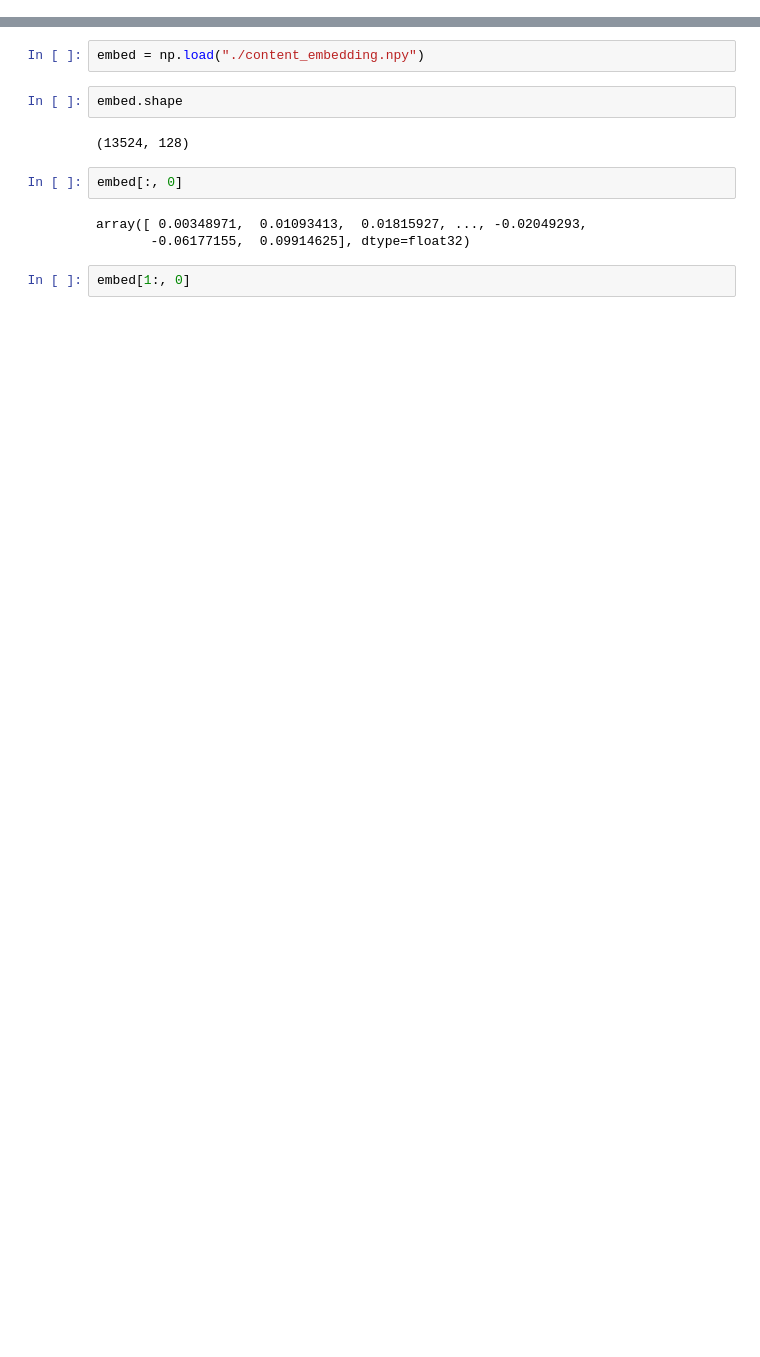
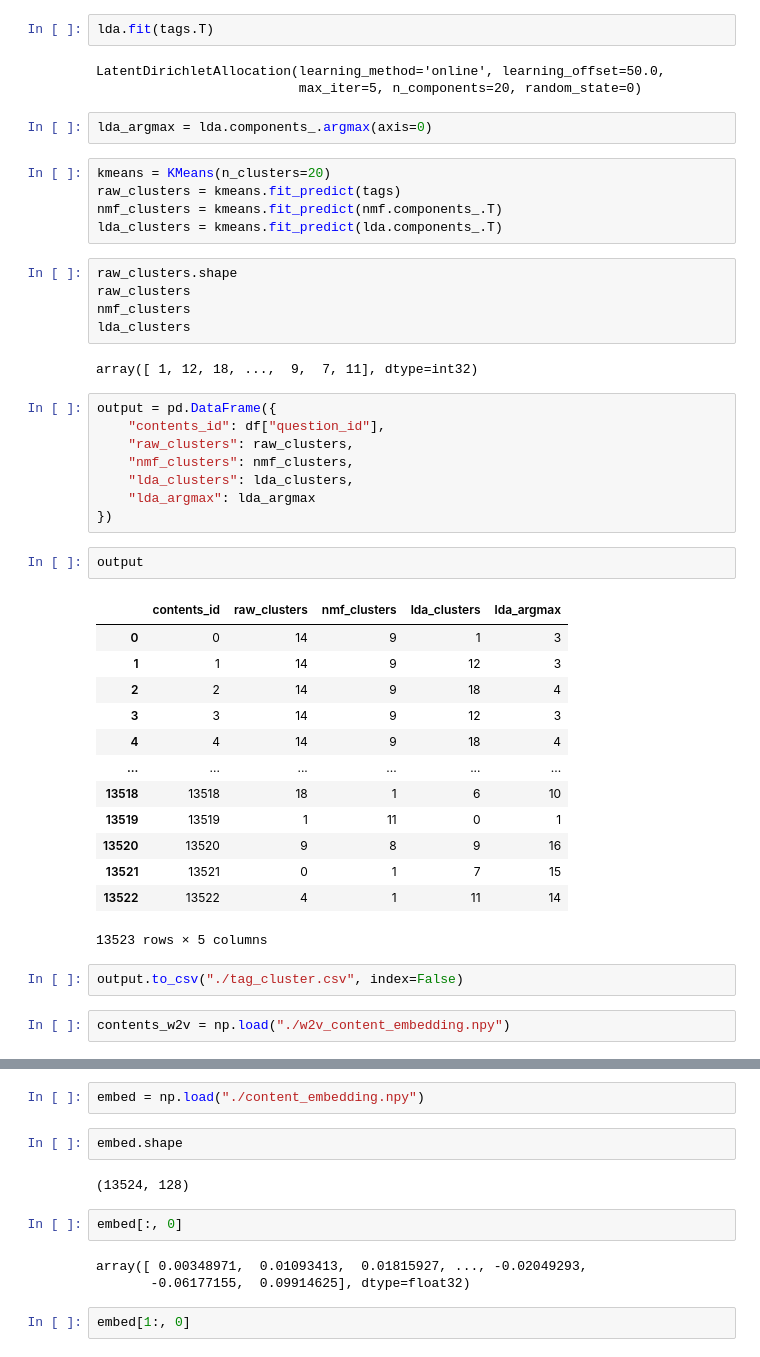
Before and after one commit to backonhighway/gm_riiid, a Jupyter notebook: embedding-cluster.ipynb, the cells around one changed output, grey strips where cells are left out. Cells and saved outputs as stored; diff of their text form; blank space fills up the shorter version.

```diff
--- a/embedding-cluster.ipynb
+++ b/embedding-cluster.ipynb
@@ -6,0 +41,47 @@ import pandas as pd
+# %%
+lda.fit(tags.T)
+# %% [output]
+LatentDirichletAllocation(learning_method='online', learning_offset=50.0,
+                          max_iter=5, n_components=20, random_state=0)
+# %%
+lda_argmax = lda.components_.argmax(axis=0)
+# %%
+kmeans = KMeans(n_clusters=20)
+raw_clusters = kmeans.fit_predict(tags)
+nmf_clusters = kmeans.fit_predict(nmf.components_.T)
+lda_clusters = kmeans.fit_predict(lda.components_.T)
+# %%
+raw_clusters.shape
+raw_clusters
+nmf_clusters
+lda_clusters
+# %% [output]
+array([ 1, 12, 18, ...,  9,  7, 11], dtype=int32)
+# %%
+output = pd.DataFrame({
+    "contents_id": df["question_id"],
+    "raw_clusters": raw_clusters,
+    "nmf_clusters": nmf_clusters,
+    "lda_clusters": lda_clusters,
+    "lda_argmax": lda_argmax
+})
+# %%
+output
+# %% [output]
+|  | contents_id | raw_clusters | nmf_clusters | lda_clusters | lda_argmax |
+| 0 | 0 | 14 | 9 | 1 | 3 |
+| 1 | 1 | 14 | 9 | 12 | 3 |
+| 2 | 2 | 14 | 9 | 18 | 4 |
+| 3 | 3 | 14 | 9 | 12 | 3 |
+| 4 | 4 | 14 | 9 | 18 | 4 |
+| ... | ... | ... | ... | ... | ... |
+| 13518 | 13518 | 18 | 1 | 6 | 10 |
+| 13519 | 13519 | 1 | 11 | 0 | 1 |
+| 13520 | 13520 | 9 | 8 | 9 | 16 |
+| 13521 | 13521 | 0 | 1 | 7 | 15 |
+| 13522 | 13522 | 4 | 1 | 11 | 14 |
+13523 rows × 5 columns
+# %%
+output.to_csv("./tag_cluster.csv", index=False)
+# %%
+contents_w2v = np.load("./w2v_content_embedding.npy")
```
Also changed, not shown: parts of 15 cells of this notebook, 3 other files.
